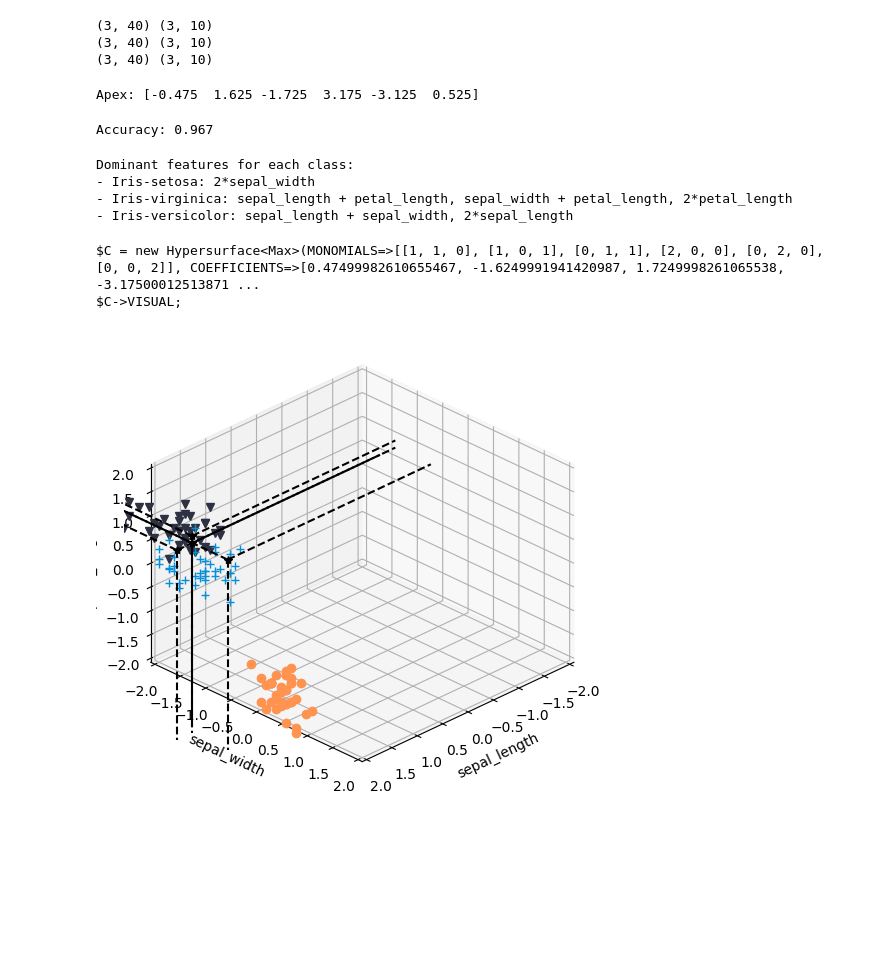
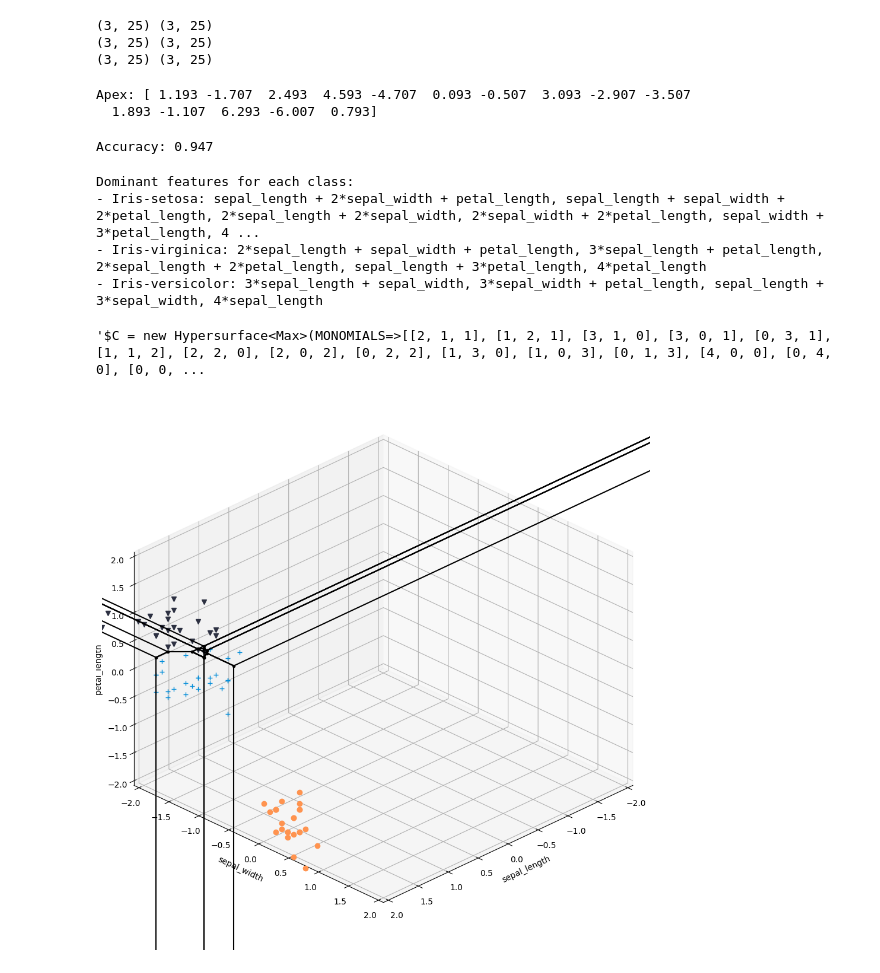
Before and after one commit to samuelbx/tropical-svm, a Jupyter notebook: iris_multiclass.ipynb, the cells around one changed output. Drawn from its saved outputs; the diff is of its cells as text; code cells hidden in the pictures; blank space fills up the shorter version.

Commit message:
rendering polynomial hypersurfaces

```diff
--- a/iris_multiclass.ipynb
+++ b/iris_multiclass.ipynb
@@ -15,12 +15,12 @@ classes = ["Iris-setosa", "Iris-virginica", "Iris-versicolor"]
 
 def class_df(class_name, size=None):
   df_class = df[base_df["species"].str.contains(class_name)]
-  df_train, df_test = train_test_split(df_class, test_size=0.2, random_state=43)
+  df_train, df_test = train_test_split(df_class, test_size=0.5, random_state=43)
   Ctrain, Ctest = df_train.to_numpy(dtype=float).T, df_test.to_numpy(dtype=float).T
   print(Ctrain.shape, Ctest.shape)
   return Ctrain, Ctest
 # %%
-size = 2
+size = 4
 # %%
 Clist_train, Clist_test = [], []
 for class_name in classes:
@@ -28,44 +28,42 @@ for class_name in classes:
   Clist_train.append(train)
   Clist_test.append(test)
 # %% [output]
-(3, 40) (3, 10)
-(3, 40) (3, 10)
-(3, 40) (3, 10)
+(3, 25) (3, 25)
+(3, 25) (3, 25)
+(3, 25) (3, 25)
 # %%
 model = TropicalSVM()
 model.fit(Clist_train, size)
 print("Apex:", model.apex)
 # %% [output]
-Apex: [-0.475  1.625 -1.725  3.175 -3.125  0.525]
+Apex: [ 1.193 -1.707  2.493  4.593 -4.707  0.093 -0.507  3.093 -2.907 -3.507
+  1.893 -1.107  6.293 -6.007  0.793]
 # %%
 accuracy = accuracy_multiple(model.predict, Clist_test)
 print(f"Accuracy: {round(accuracy, 3)}")
 # %% [output]
-Accuracy: 0.967
+Accuracy: 0.947
 # %%
 print_features_per_class(classes, veronese_feature_names(features, model.veronese_coefficients), model.sector_indicator)
 # %% [output]
 Dominant features for each class:
-- Iris-setosa: 2*sepal_width
-- Iris-virginica: sepal_length + petal_length, sepal_width + petal_length, 2*petal_length
-- Iris-versicolor: sepal_length + sepal_width, 2*sepal_length
+- Iris-setosa: sepal_length + 2*sepal_width + petal_length, sepal_length + sepal_width + 2*petal_length, 2*sepal_length + 2*sepal_width, 2*sepal_width + 2*petal_length, sepal_width + 3*petal_length, 4 ...
+- Iris-virginica: 2*sepal_length + sepal_width + petal_length, 3*sepal_length + petal_length, 2*sepal_length + 2*petal_length, sepal_length + 3*petal_length, 4*petal_length
+- Iris-versicolor: 3*sepal_length + sepal_width, 3*sepal_width + petal_length, sepal_length + 3*sepal_width, 4*sepal_length
 # %%
-points_list = hypersurface_nodes(model.veronese_coefficients, model.apex, 3)
-print(hypersurface_polymake_code(model.veronese_coefficients, model.apex, 3))
+hypersurface_polymake_code(model.veronese_coefficients, model.apex, 3)
 # %% [output]
-$C = new Hypersurface<Max>(MONOMIALS=>[[1, 1, 0], [1, 0, 1], [0, 1, 1], [2, 0, 0], [0, 2, 0], [0, 0, 2]], COEFFICIENTS=>[0.47499982610655467, -1.6249991941420987, 1.7249998261065538, -3.17500012513871 ...
-$C->VISUAL;
+'$C = new Hypersurface<Max>(MONOMIALS=>[[2, 1, 1], [1, 2, 1], [3, 1, 0], [3, 0, 1], [0, 3, 1], [1, 1, 2], [2, 2, 0], [2, 0, 2], [0, 2, 2], [1, 3, 0], [1, 0, 3], [0, 1, 3], [4, 0, 0], [0, 4, 0], [0, 0, ...
 # %%
 import matplotlib.pyplot as plt
-from tropy.graph import plot_point, init_ax, plot_classes
+from tropy.graph import init_ax, plot_classes, plot_polynomial_hypersurface_3d
 
-fig = plt.figure(figsize=(6,12))
+fig = plt.figure(figsize=(12,12))
 L = 2
 ax = init_ax(fig, 111, L)
 
 plot_classes(ax, Clist_train, L, features=features)
 
-for point in points_list:
-  plot_point(ax, point, 2*L, 'black', linestyle="--", marker='*', maxplus=True)
+plot_polynomial_hypersurface_3d(ax, model.veronese_coefficients, model.apex, L)
 # %% [output]
-[figure, old version]
+[figure, new version]
```
Also changed, not shown: parts of 1 cell of this notebook, 1 other file.
